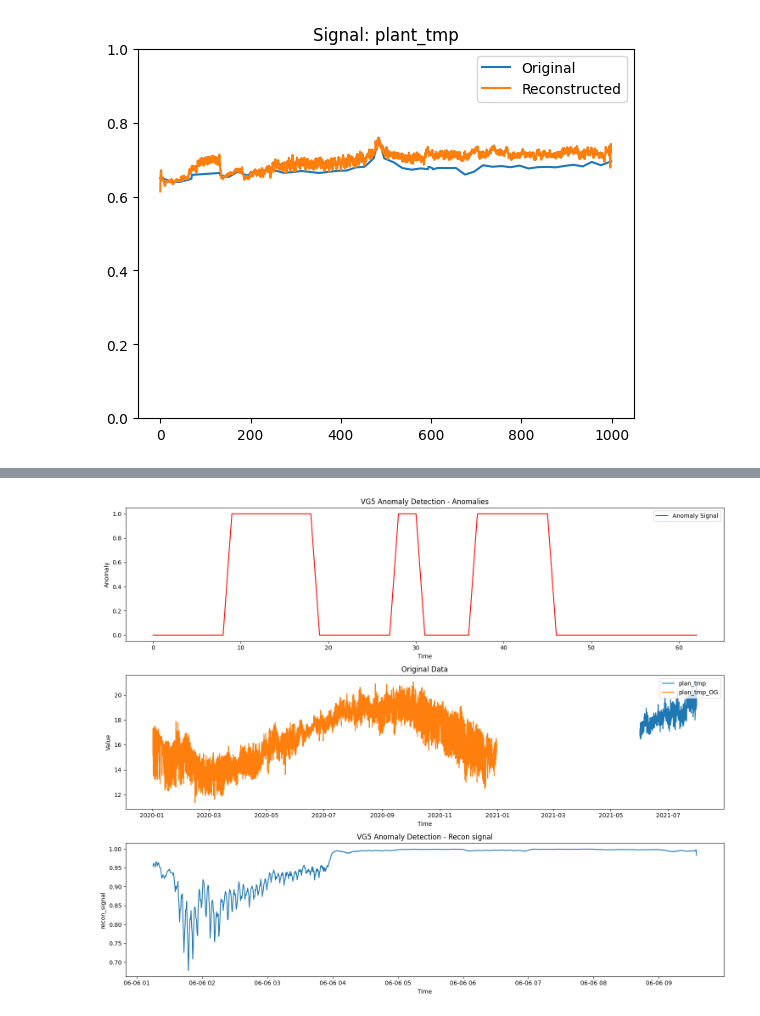
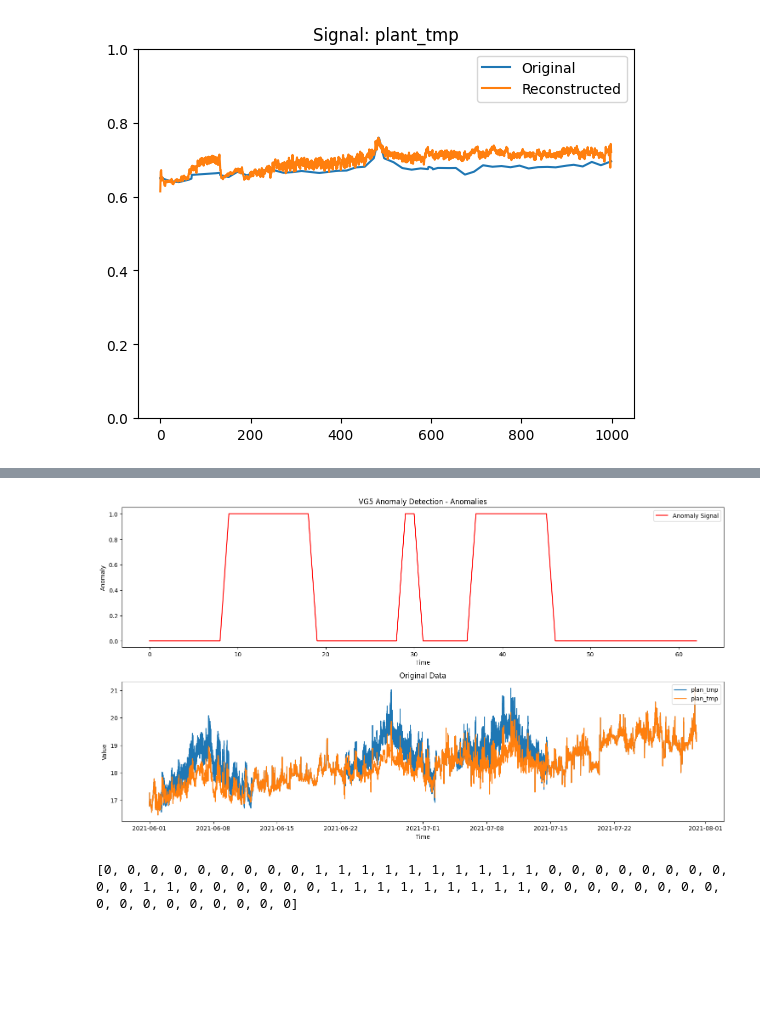
Before and after one commit to JadBh/Machine-Learning-for-Predictive-Maintenance-project, a Jupyter notebook: project_code_V1_corrected.ipynb, the cells around one changed output, grey strips where cells are left out. Drawn from its saved outputs; the diff is of its cells as text; code cells hidden in the pictures; blank space fills up the shorter version.

```diff
--- a/project_code_V1_corrected.ipynb
+++ b/project_code_V1_corrected.ipynb
@@ -933,7 +939,7 @@ alarm_signal, recon_signals = detect_anomalies_with_models(
     model_turbine,
     model_pump,
     model_scm,
-    threshold=0.075,
+    threshold=0.001,
     window_size=1000,
     stride=50,
     device="cuda" if torch.cuda.is_available() else "cpu"
@@ -944,0 +1090,16 @@ print(alarm_signal)
+# %%
+df = rds_u5.data_dict["test_s01"].measurements
+
+anomaly_56_cols = df.columns[
+    df.columns.str.endswith("_tmp")
+    & (~df.columns.isin(["ext_tmp", "plant_tmp"])
+    & (df.columns.str.contains("06") | df.columns.str.contains("05")))
+
+]
+anomaly_control_cols = df.columns[df.columns.isin([f"injector_0{i}_opening" for i in range(2,4)])]
+
+anomaly_cooling_cols = df.columns[
+    df.columns.isin(["plant_tmp"])
+]
+
+anomaly_cols = [anomaly_56_cols, anomaly_control_cols, anomaly_cooling_cols]
@@ -945,7 +1201,7 @@ print(alarm_signal)
 # %%
 import matplotlib.pyplot as plt
 
-def plot_anomaly_detection(df, alarm_signal, reconstructed, feature_name='plant_tmp', title="Anomaly Detection Results"):
+def plot_anomaly_detection(df, df2,alarm_signal, reconstructed, feature_name='plant_tmp', title="Anomaly Detection Results"):
     """
     Plot the results of anomaly detection including original data, anomalies, and ground truth.
 
@@ -975,21 +1231,23 @@ def plot_anomaly_detection(df, alarm_signal, reconstructed, feature_name='plant_
     plt.legend()
 
 
-    plt.subplot(3, 1, 3)
-    # for ts, reconstructed in zip(reconstructed_timestamps, reconstructed_values):
-    plt.plot(reconstructed_timestamps[0], reconstructed_values[0][:, df.columns.get_loc(feature_name)], label="Reconstructed Signal")
-    plt.title(f"Original vs Reconstructed Signal for {feature_name}")
-    plt.title(f"{title} - Recon signal")
-    plt.xlabel("Time")
-    plt.ylabel("recon_signal")
+    # plt.subplot(3, 1, 3)
+    # # for ts, reconstructed in zip(reconstructed_timestamps, reconstructed_values):
+    # plt.plot(reconstructed_timestamps[0], reconstructed_values[0][:, df.columns.get_loc(feature_name)], label="Reconstructed Signal")
+    # plt.title(f"Original vs Reconstructed Signal for {feature_name}")
+    # plt.title(f"{title} - Recon signal")
+    # plt.xlabel("Time")
+    # plt.ylabel("recon_signal")
 
 
-    scaler.transform(df.iloc[:, 1:85].values)
+    # scaler.transform(df.iloc[:, 1:85].values)
     # Plot original data
+    df.reset_index(inplace=True)
     plt.subplot(3, 1, 2)
     # for column in df.columns:
     #     if column not in ["ground_truth"]:
-    plt.plot(df['index'], df['plant_tmp'], label='plan_tmp')
+    plt.plot(df['index'],df['plant_tmp'], label='plan_tmp')
+    plt.plot(df2['index'],df2['plant_tmp'], label='plan_tmp')
     plt.title("Original Data")
     plt.xlabel("Time")
     plt.ylabel("Value")
@@ -1002,6 +1260,6 @@ def plot_anomaly_detection(df, alarm_signal, reconstructed, feature_name='plant_
     plt.tight_layout()
     plt.show()
 # %%
-plot_anomaly_detection(vg5_s1, alarm_signal, recon_signals, title="VG5 Anomaly Detection")
+plot_anomaly_detection(df_an,vg5_s1, alarm_signal, recon_signals, title="VG5 Anomaly Detection")
 # %% [output]
-[figure, old version]
+[figure, new version]
@@ -1007,0 +1268,17 @@ plot_anomaly_detection(vg5_s1, alarm_signal, recon_signals, title="VG5 Anomaly D
+# %%
+# Assuming `df_complete_synth_test` is your synthetic dataframe and models are preloaded
+# df_an =df_an.reset_index(inplace=True)
+alarm_signal, recon_signals = detect_anomalies_with_models(
+    df_an,
+    model_turbine,
+    model_pump,
+    model_scm,
+    threshold=0.075,
+    window_size=1000,
+    stride=50,
+    device="cuda" if torch.cuda.is_available() else "cpu"
+)
+
+print(alarm_signal)
+# %% [output]
+[0, 0, 0, 0, 0, 0, 0, 0, 0, 1, 1, 1, 1, 1, 1, 1, 1, 1, 1, 0, 0, 0, 0, 0, 0, 0, 0, 0, 0, 1, 1, 0, 0, 0, 0, 0, 0, 1, 1, 1, 1, 1, 1, 1, 1, 1, 0, 0, 0, 0, 0, 0, 0, 0, 0, 0, 0, 0, 0, 0, 0, 0, 0]
```
Also changed, not shown: parts of 9 cells of this notebook, 1 other file.
